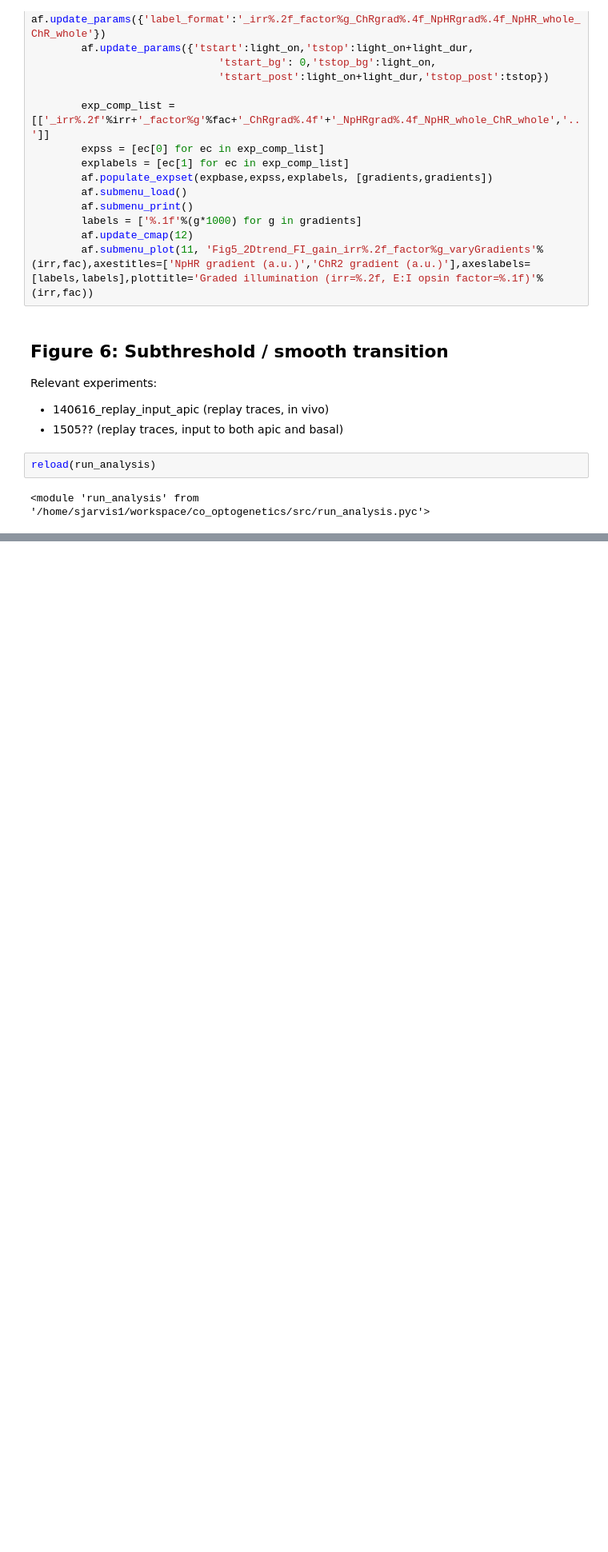
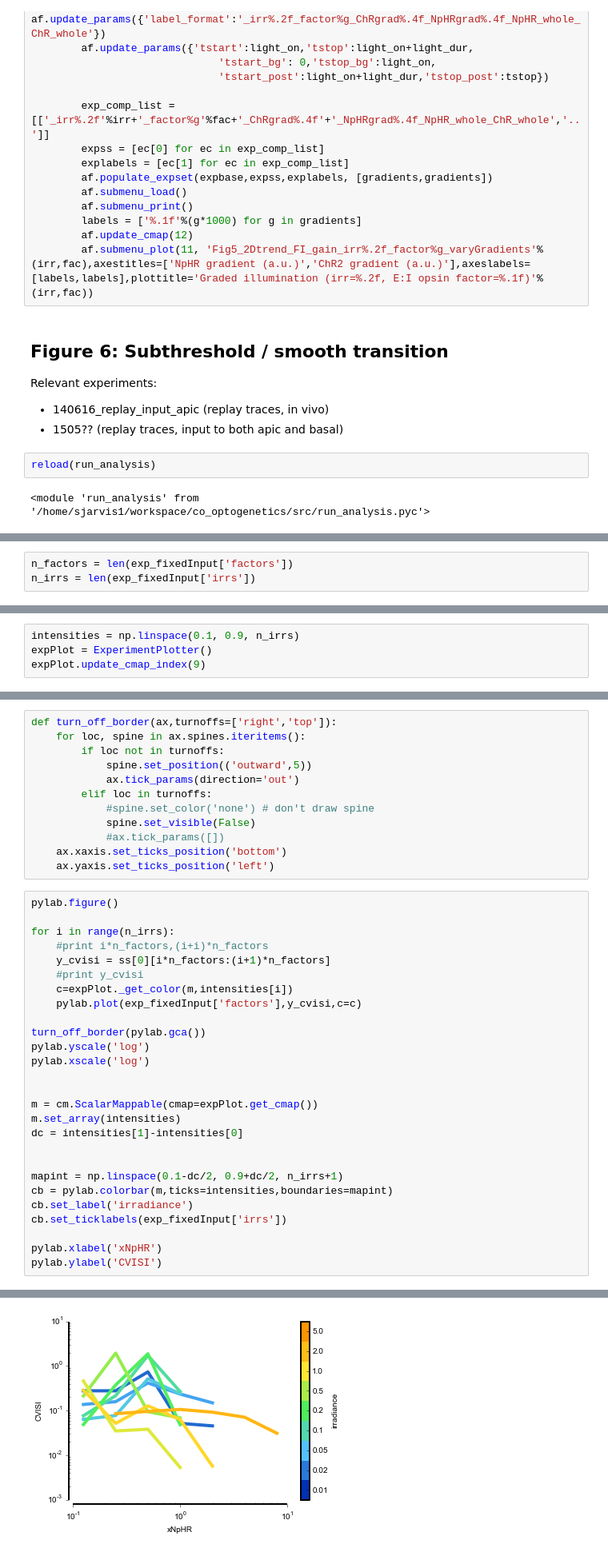
Before and after one commit to critcortex/optogenetics, a Jupyter notebook: diary/150612_plotFigures.ipynb, the cells around one changed output, grey strips where cells are left out. Shown at 80% size. Cells and saved outputs as stored; diff of their text form; blank space fills up the shorter version.

```diff
--- a/diary/150612_plotFigures.ipynb
+++ b/diary/150612_plotFigures.ipynb
@@ -539,0 +607,3 @@ ss = af.get_analysis_values('cv_isi')
+# %%
+n_factors = len(exp_fixedInput['factors'])
+n_irrs = len(exp_fixedInput['irrs'])
@@ -539,0 +621,4 @@ ss = af.get_analysis_values('cv_isi')
+# %%
+intensities = np.linspace(0.1, 0.9, n_irrs)
+expPlot = ExperimentPlotter()
+expPlot.update_cmap_index(9)
@@ -539,0 +629,40 @@ ss = af.get_analysis_values('cv_isi')
+# %%
+def turn_off_border(ax,turnoffs=['right','top']):
+    for loc, spine in ax.spines.iteritems():
+        if loc not in turnoffs:
+            spine.set_position(('outward',5))
+            ax.tick_params(direction='out')
+        elif loc in turnoffs:
+            #spine.set_color('none') # don't draw spine
+            spine.set_visible(False)
+            #ax.tick_params([])
+    ax.xaxis.set_ticks_position('bottom')
+    ax.yaxis.set_ticks_position('left')
+# %%
+pylab.figure()
+
+for i in range(n_irrs):
+    #print i*n_factors,(i+i)*n_factors
+    y_cvisi = ss[0][i*n_factors:(i+1)*n_factors]
+    #print y_cvisi
+    c=expPlot._get_color(m,intensities[i])
+    pylab.plot(exp_fixedInput['factors'],y_cvisi,c=c)
+
+turn_off_border(pylab.gca())
+pylab.yscale('log')
+pylab.xscale('log')
+
+
+m = cm.ScalarMappable(cmap=expPlot.get_cmap())
+m.set_array(intensities)
+dc = intensities[1]-intensities[0]
+
+
+mapint = np.linspace(0.1-dc/2, 0.9+dc/2, n_irrs+1)
+cb = pylab.colorbar(m,ticks=intensities,boundaries=mapint)
+cb.set_label('irradiance')
+cb.set_ticklabels(exp_fixedInput['irrs'])
+
+pylab.xlabel('xNpHR')
+pylab.ylabel('CVISI')
+# %% [output]
@@ -539,0 +670 @@ ss = af.get_analysis_values('cv_isi')
+[figure, added]
```
Also changed, not shown: parts of 14 cells of this notebook, 3 other files.
